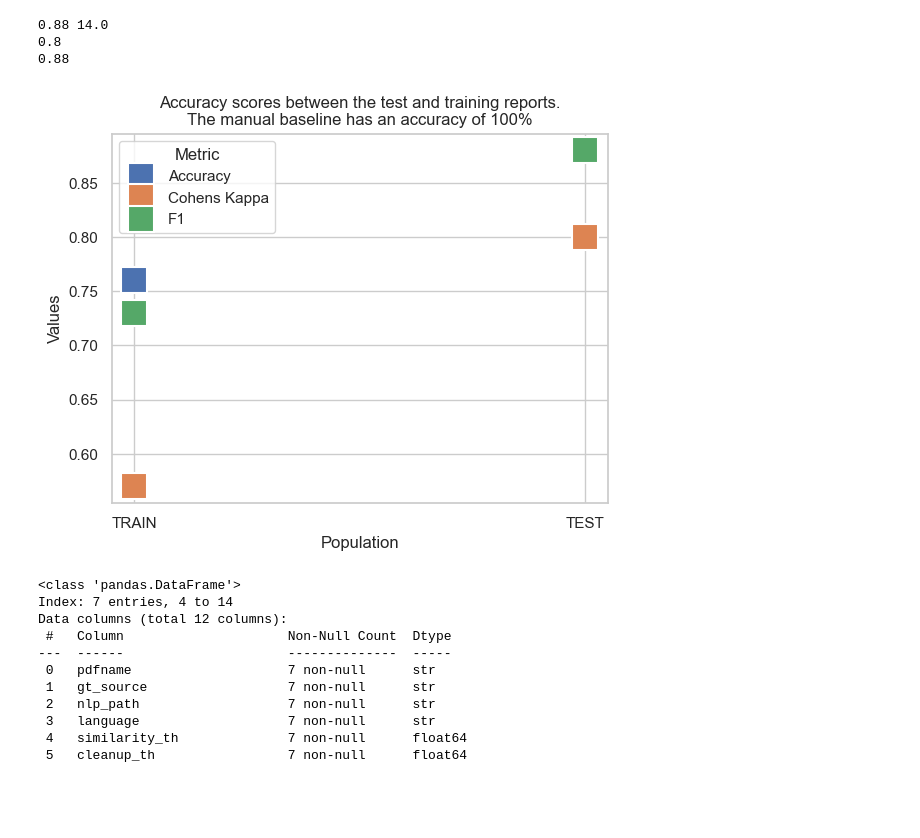
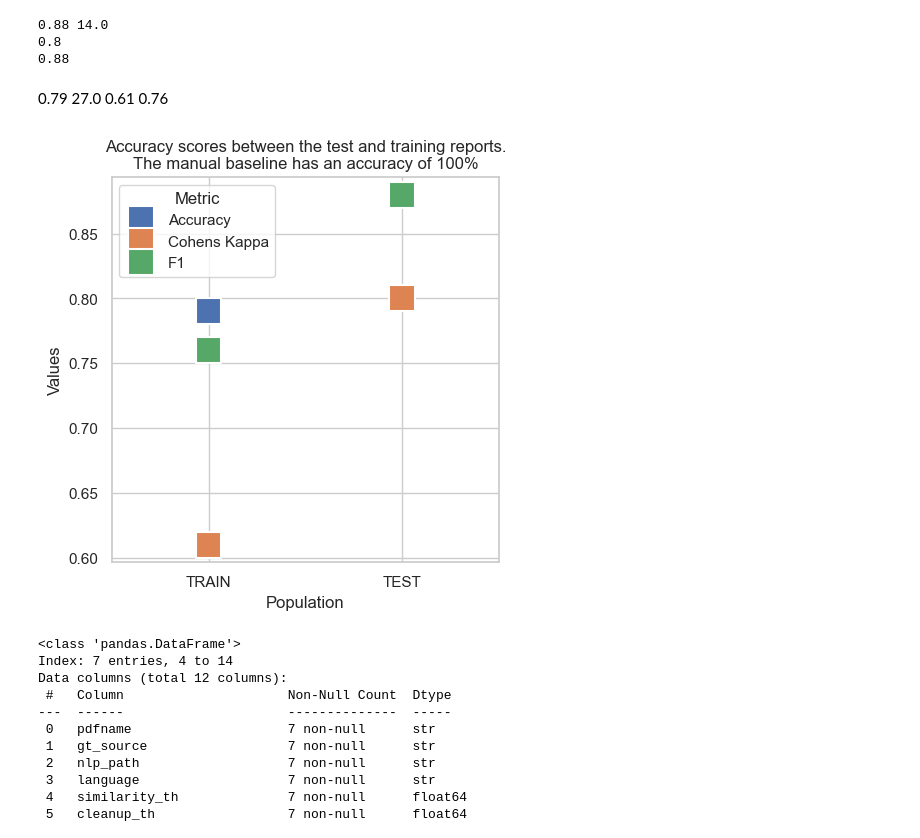
Before and after one commit to emw9805-notabot/ADSCert_project_Watson, a Jupyter notebook: Eval_metrics_MBL.ipynb, the cells around one changed output. Cells and saved outputs as stored; diff of their text form; code cells hidden in the pictures; blank space fills up the shorter version.

```diff
--- a/Eval_metrics_MBL.ipynb
+++ b/Eval_metrics_MBL.ipynb
@@ -327,21 +327,28 @@ print(f1)
 0.88 14.0
 0.8
 0.88
+# %% [markdown]
+0.79 27.0
+0.61
+0.76
 # %%
 # line plot the accuracy results
 #fig, ax = plt.subplots
 accuracy_measures = {'Population': ['TRAIN', 'TRAIN','TRAIN', 'TEST', 'TEST', 'TEST'],
                     'Metric': ['Accuracy', 'Cohens Kappa' , 'F1' , 'Accuracy', 'Cohens Kappa' , 'F1'],
-                    'Values': [0.76, 0.57, 0.73, as_frac, ck, f1]}
+                    'Values': [0.79, 0.61, 0.76, as_frac, ck, f1]}
 acc_meas_df = pd.DataFrame(accuracy_measures)
+plt.figure(figsize=(5,5))
+
 sns.set_theme(style='ticks')
 sns.set_style('whitegrid')
-sns.scatterplot(data = acc_meas_df, x = 'Population', y = 'Values', hue= 'Metric', marker = 's', s=350)
+ax = sns.scatterplot(data = acc_meas_df, x = 'Population', y = 'Values', hue= 'Metric', marker = 's', s=350)
+ax.set_xlim(-0.5, len(acc_meas_df['Population'].unique()) -0.5)
 
 plt.title('Accuracy scores between the test and training reports.\nThe manual baseline has an accuracy of 100%')
 plt.show()
 # %% [output]
-[figure, old version]
+[figure, new version]
 # %%
 # create a dataset containing results for boxplots - MBL popn
 
```
Also changed, not shown: 1 other file.
